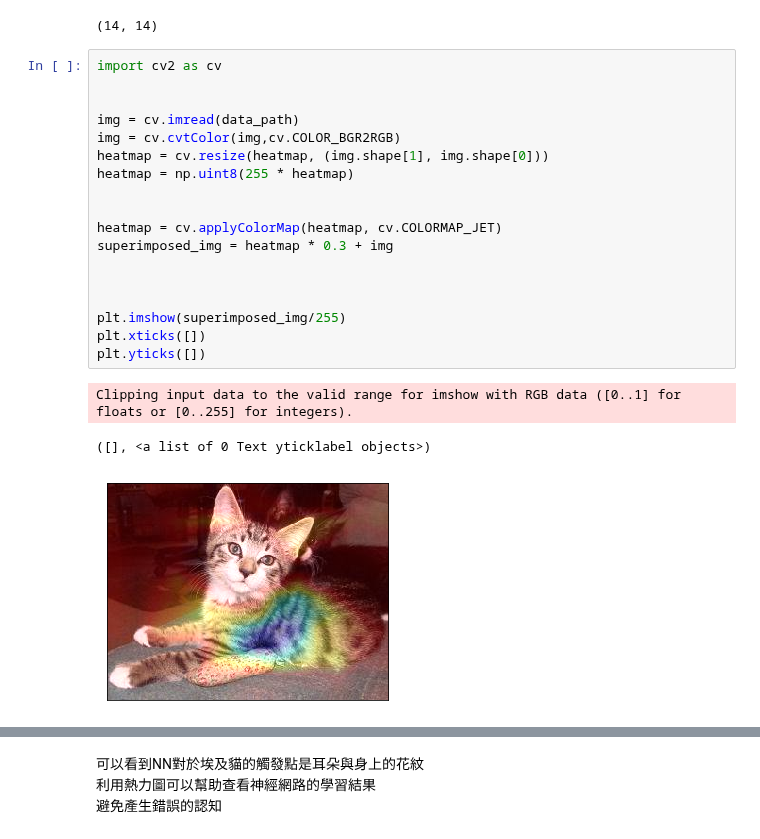
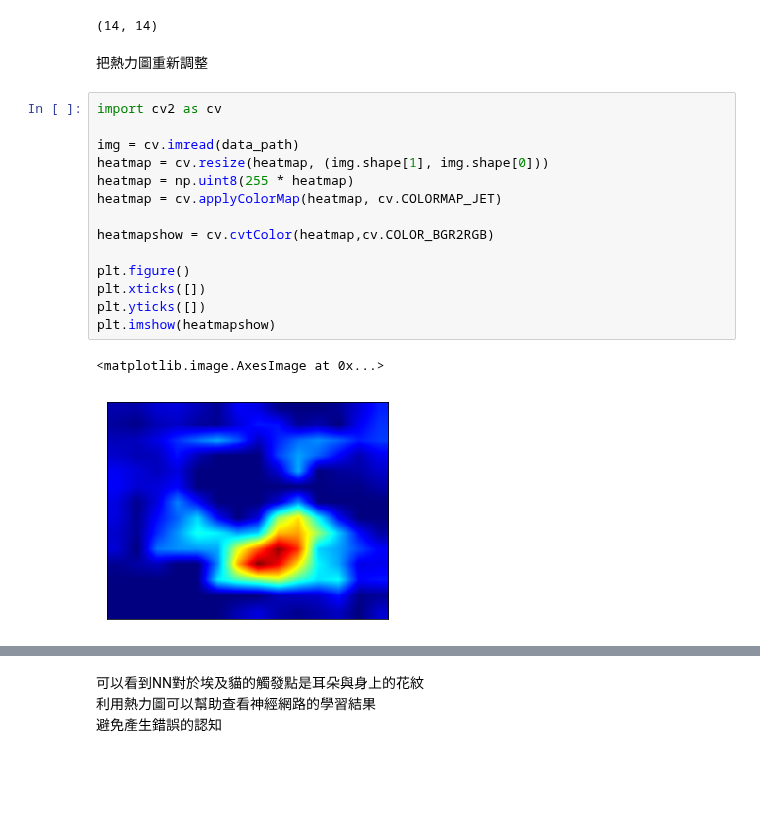
Before and after one commit to Leolewis5/Machine_Learning, a Jupyter notebook: Keras/6. see-NN-what-to-see.ipynb, the cells around one changed output, grey strips where cells are left out. Cells and saved outputs as stored; diff of their text form; blank space fills up the shorter version.

```diff
--- a/Keras/6. see-NN-what-to-see.ipynb
+++ b/Keras/6. see-NN-what-to-see.ipynb
@@ -303,25 +303,22 @@ heatmap.shape
 # %% [output]
 [figure]
 (14, 14)
+# %% [markdown]
+把熱力圖重新調整
 # %%
 import cv2 as cv
 
-
 img = cv.imread(data_path)
-img = cv.cvtColor(img,cv.COLOR_BGR2RGB)
 heatmap = cv.resize(heatmap, (img.shape[1], img.shape[0]))
 heatmap = np.uint8(255 * heatmap)
+heatmap = cv.applyColorMap(heatmap, cv.COLORMAP_JET)
 
+heatmapshow = cv.cvtColor(heatmap,cv.COLOR_BGR2RGB)
 
-heatmap = cv.applyColorMap(heatmap, cv.COLORMAP_JET)
-superimposed_img = heatmap * 0.3 + img
-
-
-
-plt.imshow(superimposed_img/255)
+plt.figure()
 plt.xticks([])
 plt.yticks([])
+plt.imshow(heatmapshow)
 # %% [output]
-Clipping input data to the valid range for imshow with RGB data ([0..1] for floats or [0..255] for integers).
+<matplotlib.image.AxesImage at 0x...>
-([], <a list of 0 Text yticklabel objects>)
-[figure, old version]
+[figure, new version]
```
Also changed, not shown: parts of 7 cells of this notebook.
